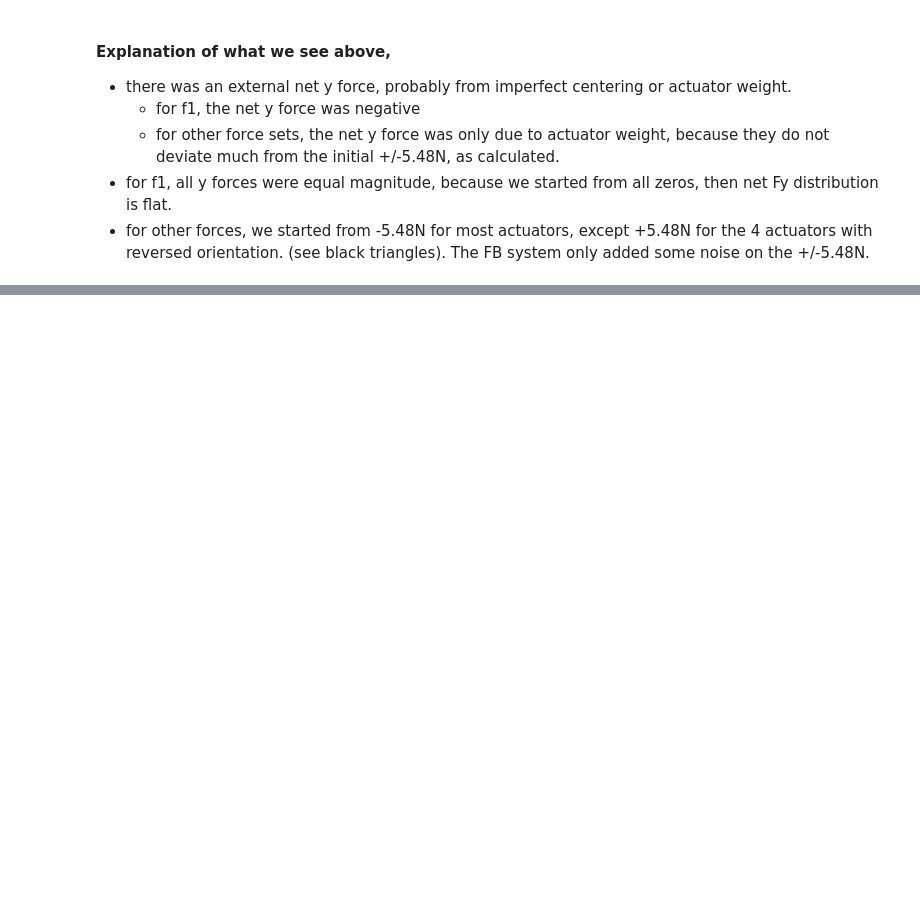
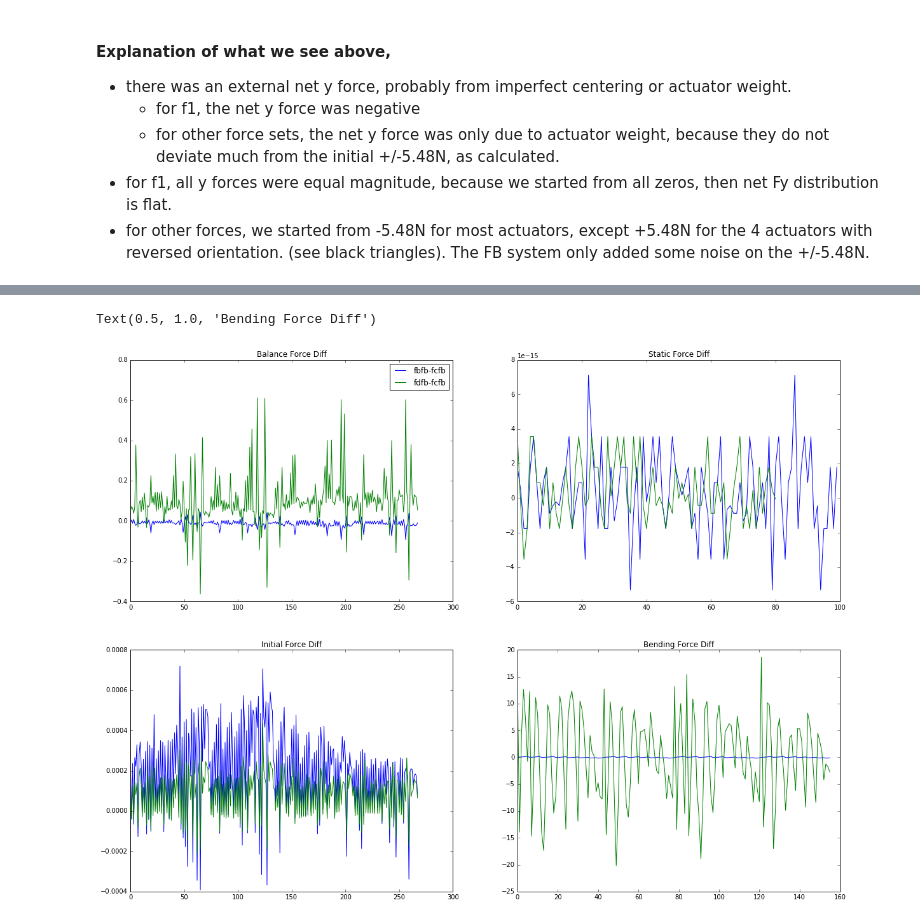
Before and after one commit to bxin/M1M3_ML, a Jupyter notebook: finalLUT.ipynb, the cells around one changed output, grey strips where cells are left out. Cells and saved outputs as stored; diff of their text form; code cells hidden in the pictures; blank space fills up the shorter version.

```diff
--- a/finalLUT.ipynb
+++ b/finalLUT.ipynb
@@ -263,0 +300,45 @@ pd.DataFrame(fLUT).to_csv("data/finalLUT.csv", header=None, index=None)
+# %%
+fb0 = fb - fbfb - fbst - fbbm
+fc0 = fc - fcfb - fcst - fcbm
+fd0 = fd - fdfb - fdst - fdbm
+#restore first column: act IDs
+fb0[:,0] = fb[:,0]
+fc0[:,0] = fc[:,0]
+fd0[:,0] = fd[:,0]
+# %%
+fig, ax = plt.subplots(2,2, figsize=(20, 15))
+a=(fbfb-fcfb)
+a = a[a!=0]
+ax[0][0].plot(a, label='fbfb-fcfb')
+b=(fdfb-fcfb)
+b = b[b!=0]
+ax[0][0].plot(b, label='fdfb-fcfb')
+ax[0][0].set_title('Balance Force Diff')
+ax[0][0].legend()
+
+a=(fbst-fcst)
+a = a[a!=0]
+ax[0][1].plot(a)
+b=(fdst-fcst)
+b = b[b!=0]
+ax[0][1].plot(b)
+ax[0][1].set_title('Static Force Diff')
+
+a=(fb0-fc0)
+a = a[a!=0]
+ax[1][0].plot(a)
+b=(fd0-fc0)
+b = b[b!=0]
+ax[1][0].plot(b)
+ax[1][0].set_title('Initial Force Diff')
+
+a=(fbbm-fcbm)
+a = a[a!=0]
+ax[1][1].plot(a)
+b=(fdbm-fcbm)
+b = b[b!=0]
+ax[1][1].plot(b)
+ax[1][1].set_title('Bending Force Diff')
+# %% [output]
+Text(0.5, 1.0, 'Bending Force Diff')
+[figure, added]
```
Also changed, not shown: parts of 28 cells of this notebook, 8 other files.
